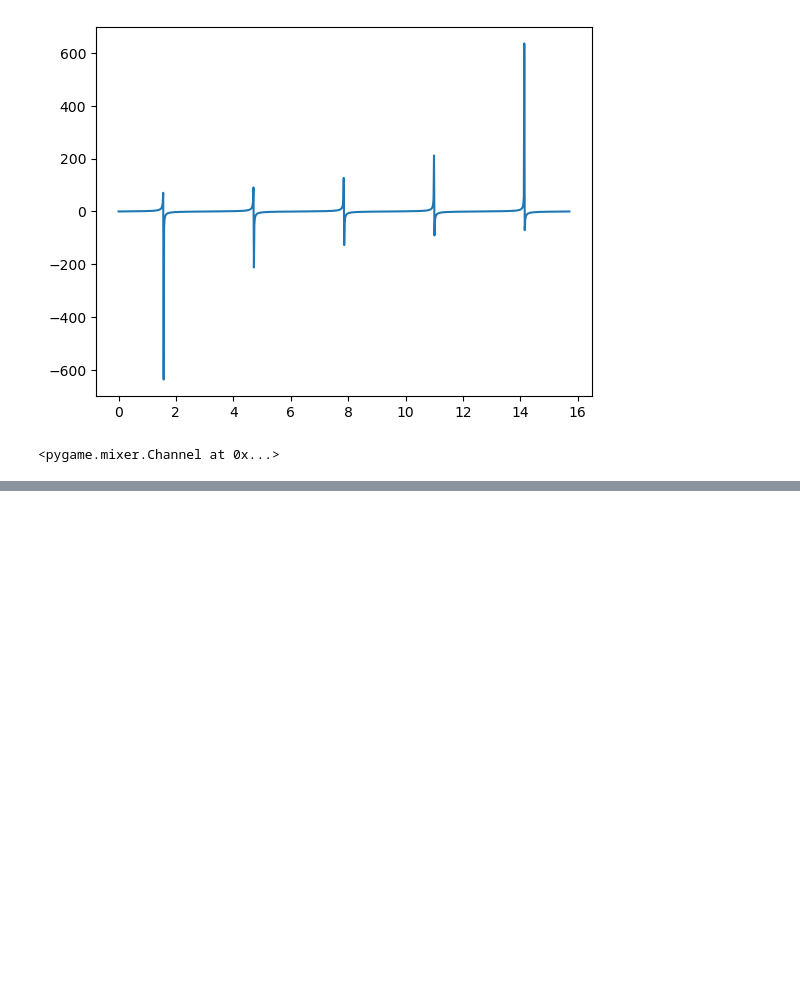
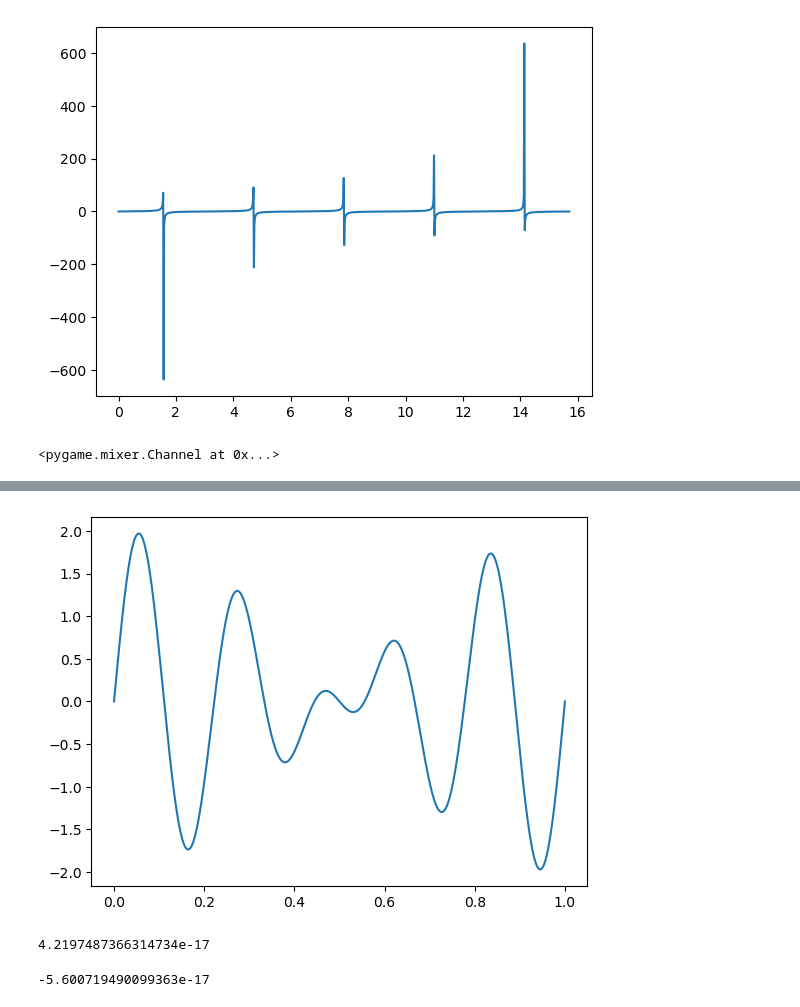
Before and after one commit to Brailor/Math-for-Programmers, a Jupyter notebook: Chapter_13/own.ipynb, the cells around one changed output, grey strips where cells are left out. Cells and saved outputs as stored; diff of their text form; code cells hidden in the pictures; blank space fills up the shorter version.

Commit message:
chapter 13

```diff
--- a/Chapter_13/own.ipynb
+++ b/Chapter_13/own.ipynb
@@ -92,0 +102,13 @@ sound2.play()
+# %%
+f = chapter_13.fourier_series(0,[],[0,0,0,1,1])
+plot_function(f,0,1)
+# %% [output]
+[figure, added]
+# %%
+chapter_13.inner_product(chapter_13.s(1), chapter_13.c(1))
+# %% [output]
+4.2197487366314734e-17
+# %%
+chapter_13.inner_product(chapter_13.s(1), chapter_13.s(2))
+# %% [output]
+-5.600719490099363e-17
```
Also changed, not shown: parts of 4 cells of this notebook, 1 other file.
